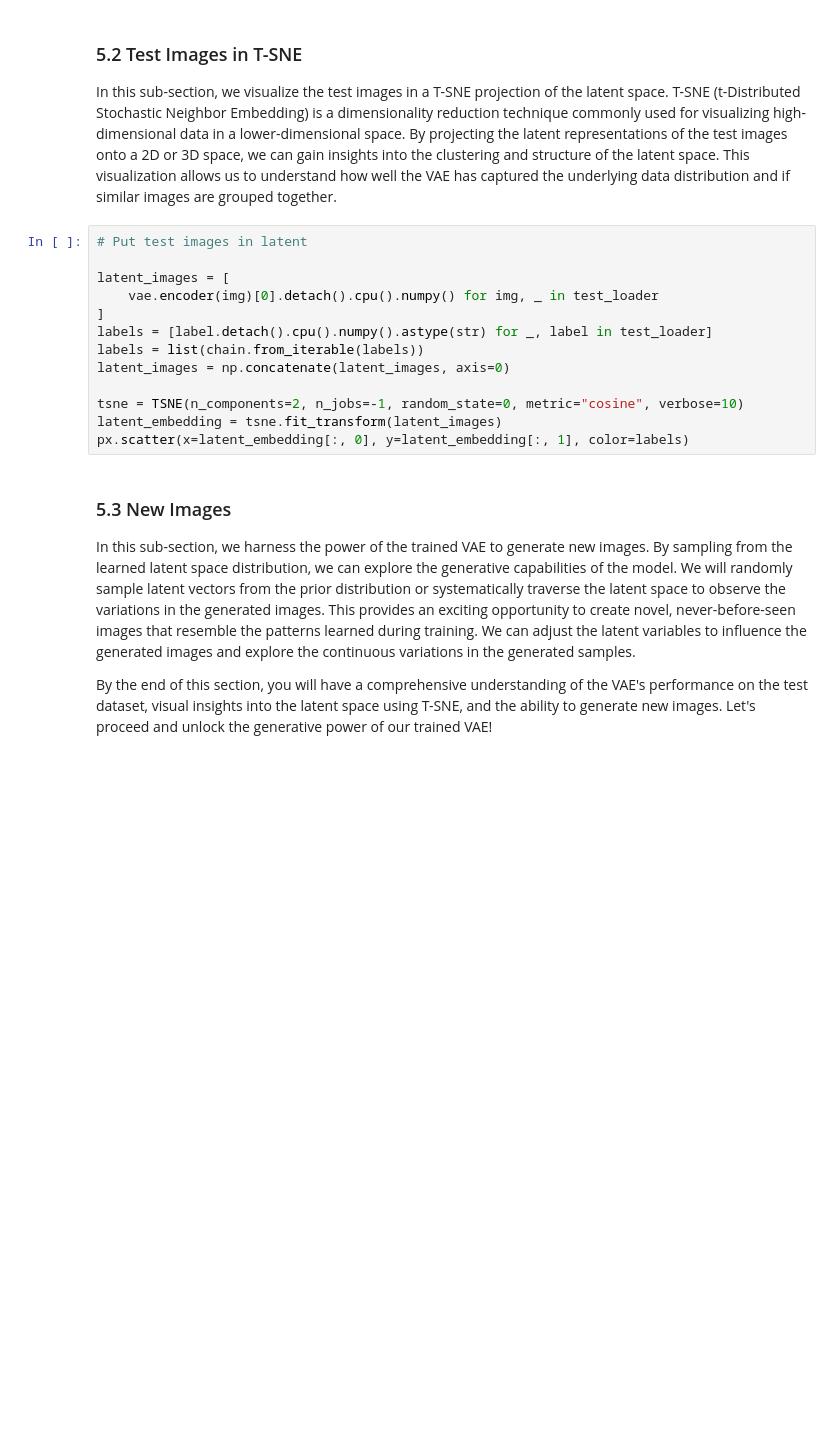
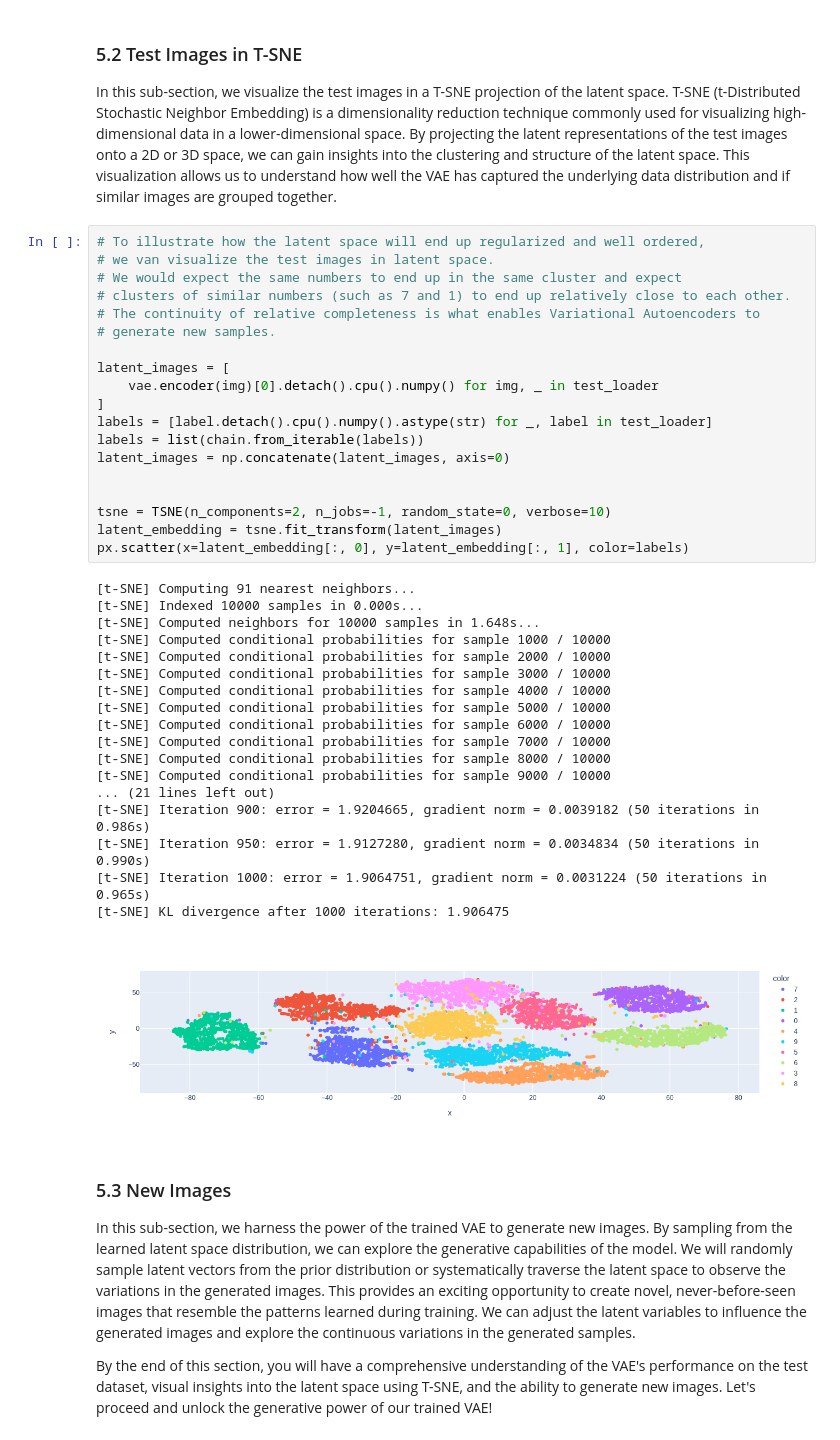
Before and after one commit to GiuliaCaglia/introduction-to-pyro-pyladies, a Jupyter notebook: Part 2 - Variational Autoencoder - Empty Template.ipynb, the cells around one changed output. Drawn from its saved outputs; the diff is of its cells as text; blank space fills up the shorter version.

```diff
--- a/Part 2 - Variational Autoencoder - Empty Template.ipynb
+++ b/Part 2 - Variational Autoencoder - Empty Template.ipynb
@@ -212,18 +411,43 @@ evaluate(svi=svi, test_loader=test_loader)
 
 In this sub-section, we visualize the test images in a T-SNE projection of the latent space. T-SNE (t-Distributed Stochastic Neighbor Embedding) is a dimensionality reduction technique commonly used for visualizing high-dimensional data in a lower-dimensional space. By projecting the latent representations of the test images onto a 2D or 3D space, we can gain insights into the clustering and structure of the latent space. This visualization allows us to understand how well the VAE has captured the underlying data distribution and if similar images are grouped together.
 # %%
-# Put test images in latent
+# To illustrate how the latent space will end up regularized and well ordered,
+# we van visualize the test images in latent space.
+# We would expect the same numbers to end up in the same cluster and expect
+# clusters of similar numbers (such as 7 and 1) to end up relatively close to each other.
+# The continuity of relative completeness is what enables Variational Autoencoders to
+# generate new samples.
 
 latent_images = [
     vae.encoder(img)[0].detach().cpu().numpy() for img, _ in test_loader
 ]
 labels = [label.detach().cpu().numpy().astype(str) for _, label in test_loader]
 labels = list(chain.from_iterable(labels))
 latent_images = np.concatenate(latent_images, axis=0)
 
-tsne = TSNE(n_components=2, n_jobs=-1, random_state=0, metric="cosine", verbose=10)
+
+tsne = TSNE(n_components=2, n_jobs=-1, random_state=0, verbose=10)
 latent_embedding = tsne.fit_transform(latent_images)
 px.scatter(x=latent_embedding[:, 0], y=latent_embedding[:, 1], color=labels)
+# %% [output]
+[t-SNE] Computing 91 nearest neighbors...
+[t-SNE] Indexed 10000 samples in 0.000s...
+[t-SNE] Computed neighbors for 10000 samples in 1.648s...
+[t-SNE] Computed conditional probabilities for sample 1000 / 10000
+[t-SNE] Computed conditional probabilities for sample 2000 / 10000
+[t-SNE] Computed conditional probabilities for sample 3000 / 10000
+[t-SNE] Computed conditional probabilities for sample 4000 / 10000
+[t-SNE] Computed conditional probabilities for sample 5000 / 10000
+[t-SNE] Computed conditional probabilities for sample 6000 / 10000
+[t-SNE] Computed conditional probabilities for sample 7000 / 10000
+[t-SNE] Computed conditional probabilities for sample 8000 / 10000
+[t-SNE] Computed conditional probabilities for sample 9000 / 10000
+... (21 lines left out)
+[t-SNE] Iteration 900: error = 1.9204665, gradient norm = 0.0039182 (50 iterations in 0.986s)
+[t-SNE] Iteration 950: error = 1.9127280, gradient norm = 0.0034834 (50 iterations in 0.990s)
+[t-SNE] Iteration 1000: error = 1.9064751, gradient norm = 0.0031224 (50 iterations in 0.965s)
+[t-SNE] KL divergence after 1000 iterations: 1.906475
+[figure, added]
 # %% [markdown]
 ### 5.3 New Images
 
```
Also changed, not shown: parts of 13 cells of this notebook, 1 other file.
